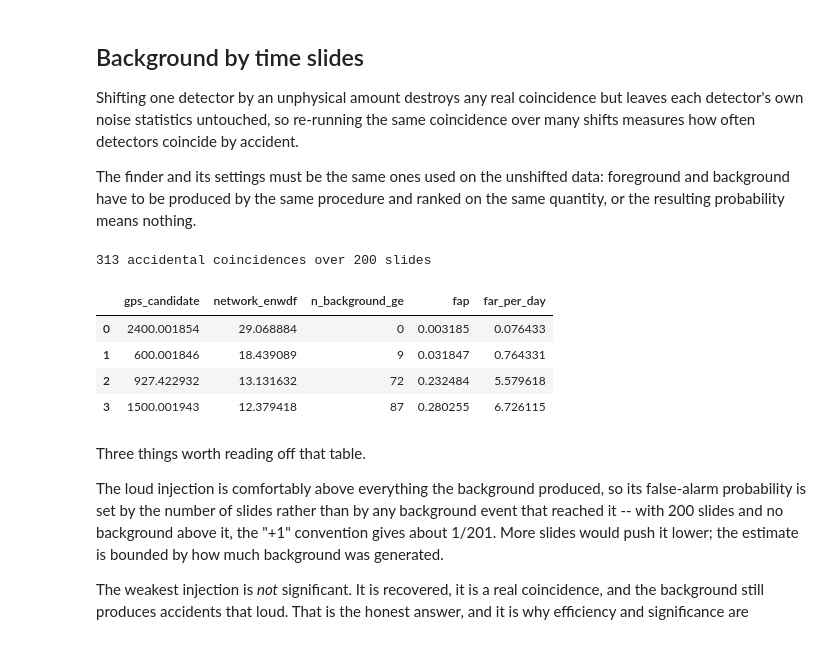
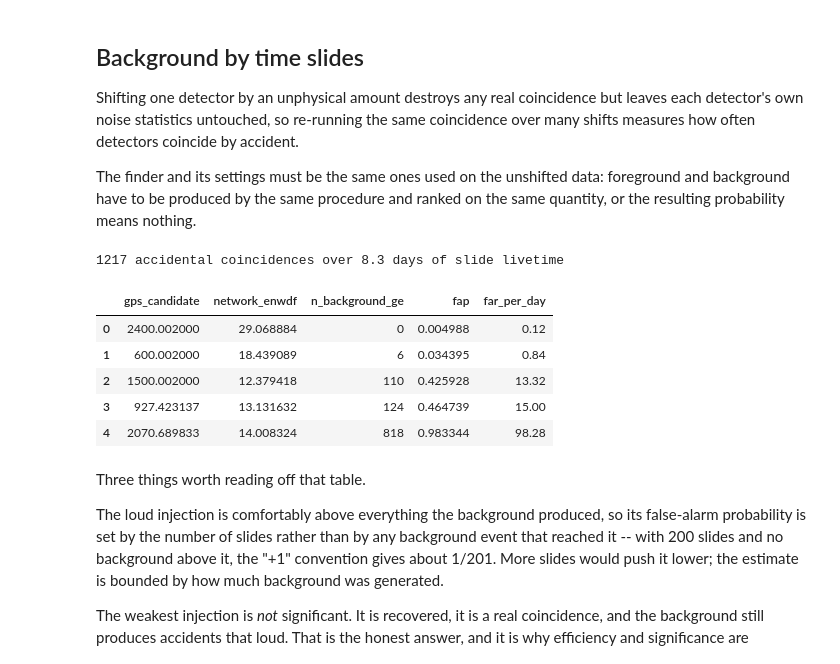
Before and after one commit to elenacuoco/wdflow, a Jupyter notebook: tutorials/03_coincidence_and_significance.ipynb, the cells around one changed output. Cells and saved outputs as stored; diff of their text form; code cells hidden in the pictures.

```diff
--- a/tutorials/03_coincidence_and_significance.ipynb
+++ b/tutorials/03_coincidence_and_significance.ipynb
@@ -80,26 +86,33 @@ The finder and its settings must be the same ones used on the unshifted data:
 foreground and background have to be produced by the same procedure and ranked
 on the same quantity, or the resulting probability means nothing.
 # %%
-from wdf.analysis.significance import BackgroundEstimator
+from wdf.analysis import BackgroundEstimator
+from wdf.analysis.robust_events import FARConfig
 
-estimator = BackgroundEstimator(finder, n_slides=200, min_shift_s=1.0, seed=3)
+# The rate's denominator is the background livetime, the slides times the span,
+# and not the number of candidates the slides happened to produce.
+estimator = BackgroundEstimator(finder, FARConfig(n_slides=200, min_shift_s=1.0, seed=3))
 BACKGROUND = estimator.background_distribution(
     {"H1": H1, "L1": L1},
-    {"H1": (0.0, SPAN_S), "L1": (0.0, SPAN_S)},
+    segment_bounds={"H1": (0.0, SPAN_S), "L1": (0.0, SPAN_S)},
 )
-print(f"{len(BACKGROUND)} accidental coincidences over {estimator.n_slides} slides")
+LIVETIME = float(BACKGROUND.attrs["total_livetime_s"])
+print(f"{len(BACKGROUND)} accidental coincidences over "
+      f"{LIVETIME / 86400:.1f} days of slide livetime")
 # %% [output]
-313 accidental coincidences over 200 slides
+1217 accidental coincidences over 8.3 days of slide livetime
 # %%
-RANKED = estimator.rank_candidates(CANDIDATES, BACKGROUND, segment_duration_s=SPAN_S)
+RANKED = estimator.rank_candidates(CANDIDATES, BACKGROUND,
+                                  segment_duration_s=SPAN_S)
 RANKED.nsmallest(5, "fap")[
     ["gps_candidate", "network_enwdf", "n_background_ge", "fap", "far_per_day"]]
 # %% [output]
 |  | gps_candidate | network_enwdf | n_background_ge | fap | far_per_day |
-| 0 | 2400.001854 | 29.068884 | 0 | 0.003185 | 0.076433 |
-| 1 | 600.001846 | 18.439089 | 9 | 0.031847 | 0.764331 |
-| 2 | 927.422932 | 13.131632 | 72 | 0.232484 | 5.579618 |
-| 3 | 1500.001943 | 12.379418 | 87 | 0.280255 | 6.726115 |
+| 0 | 2400.002000 | 29.068884 | 0 | 0.004988 | 0.12 |
+| 1 | 600.002000 | 18.439089 | 6 | 0.034395 | 0.84 |
+| 2 | 1500.002000 | 12.379418 | 110 | 0.425928 | 13.32 |
+| 3 | 927.423137 | 13.131632 | 124 | 0.464739 | 15.00 |
+| 4 | 2070.689833 | 14.008324 | 818 | 0.983344 | 98.28 |
 # %% [markdown]
 Three things worth reading off that table.
 
```
Also changed, not shown: parts of 2 cells of this notebook, 6 other files.
